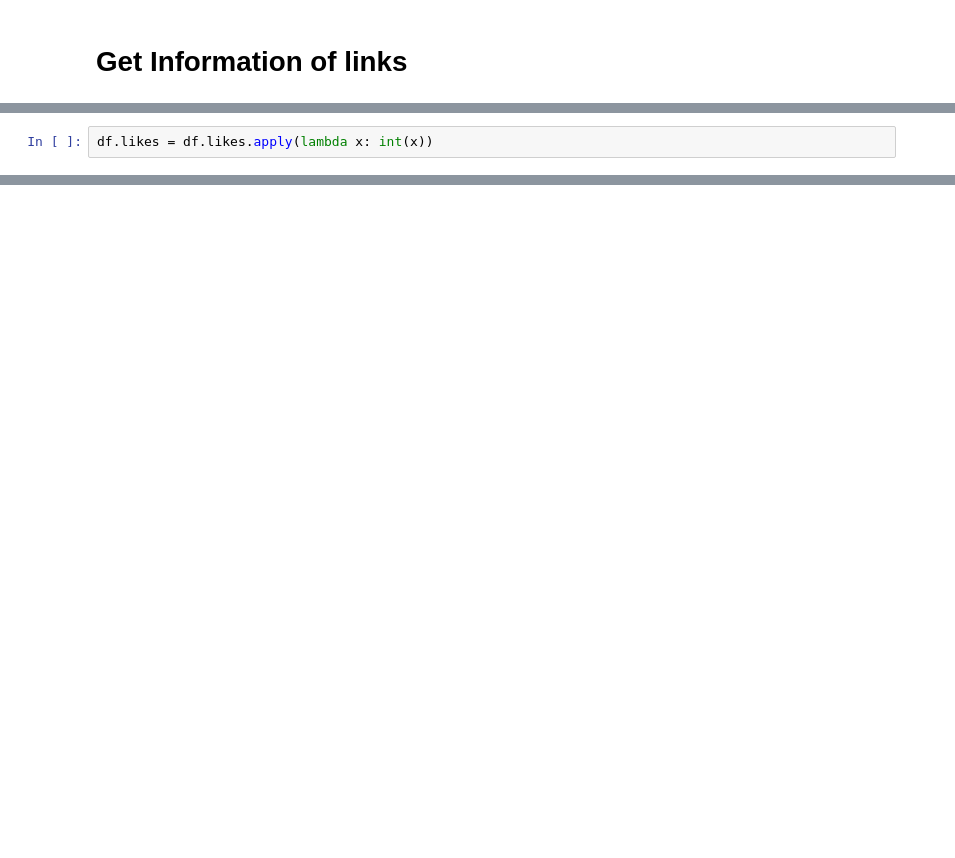
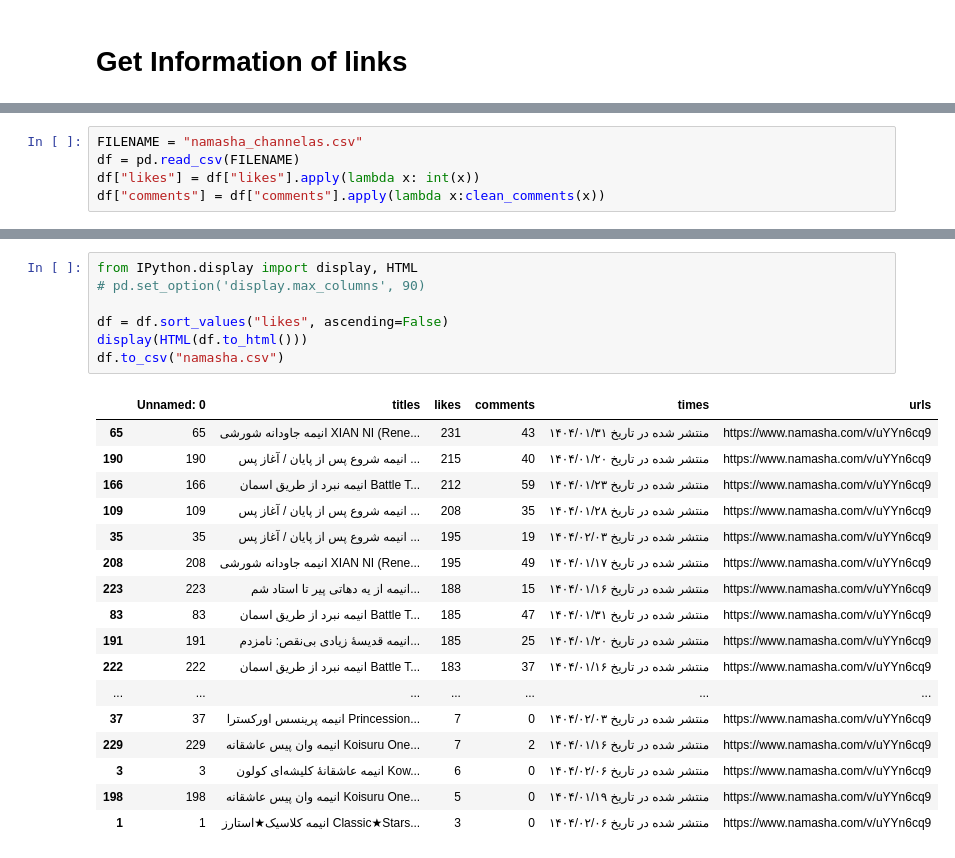
Before and after one commit to AsmrCodeZ-YT/WebScrappers, a Jupyter notebook: Sites/09_namasha_channel.ipynb, the cells around one changed output, grey strips where cells are left out. Drawn from its saved outputs; the diff is of its cells as text; blank space fills up the shorter version.

Commit message:
remove scrappy and fix namasha

```diff
--- a/Sites/09_namasha_channel.ipynb
+++ b/Sites/09_namasha_channel.ipynb
@@ -89,2 +83,5 @@ df.to_csv(f"namasha_channel{len(urls)}.csv")
 # %%
-df.likes = df.likes.apply(lambda x: int(x))
+FILENAME = "namasha_channelas.csv"
+df = pd.read_csv(FILENAME)
+df["likes"] = df["likes"].apply(lambda x: int(x))
+df["comments"] = df["comments"].apply(lambda x:clean_comments(x))
@@ -228,0 +88,25 @@ df.sort_values("likes", ascending=False).head(20)
+# %%
+from IPython.display import display, HTML
+# pd.set_option('display.max_columns', 90)
+
+df = df.sort_values("likes", ascending=False)
+display(HTML(df.to_html()))
+df.to_csv("namasha.csv")
+# %% [output]
+|  | Unnamed: 0 | titles | likes | comments | times | urls |
+| 65 | 65 | انیمه جاودانه شورشی XIAN NI (Rene... | 231 | 43 | منتشر شده در تاریخ ۱۴۰۴/۰۱/۳۱ | https://www.namasha.com/v/uYYn6cq9 |
+| 190 | 190 | انیمه شروع پس از پایان / آغاز پس ... | 215 | 40 | منتشر شده در تاریخ ۱۴۰۴/۰۱/۲۰ | https://www.namasha.com/v/uYYn6cq9 |
+| 166 | 166 | انیمه نبرد از طریق اسمان Battle T... | 212 | 59 | منتشر شده در تاریخ ۱۴۰۴/۰۱/۲۳ | https://www.namasha.com/v/uYYn6cq9 |
+| 109 | 109 | انیمه شروع پس از پایان / آغاز پس ... | 208 | 35 | منتشر شده در تاریخ ۱۴۰۴/۰۱/۲۸ | https://www.namasha.com/v/uYYn6cq9 |
+| 35 | 35 | انیمه شروع پس از پایان / آغاز پس ... | 195 | 19 | منتشر شده در تاریخ ۱۴۰۴/۰۲/۰۳ | https://www.namasha.com/v/uYYn6cq9 |
+| 208 | 208 | انیمه جاودانه شورشی XIAN NI (Rene... | 195 | 49 | منتشر شده در تاریخ ۱۴۰۴/۰۱/۱۷ | https://www.namasha.com/v/uYYn6cq9 |
+| 223 | 223 | انیمه از یه دهاتی پیر تا استاد شم... | 188 | 15 | منتشر شده در تاریخ ۱۴۰۴/۰۱/۱۶ | https://www.namasha.com/v/uYYn6cq9 |
+| 83 | 83 | انیمه نبرد از طریق اسمان Battle T... | 185 | 47 | منتشر شده در تاریخ ۱۴۰۴/۰۱/۳۱ | https://www.namasha.com/v/uYYn6cq9 |
+| 191 | 191 | انیمه قدیسهٔ زیادی بی‌نقص: نامزدم... | 185 | 25 | منتشر شده در تاریخ ۱۴۰۴/۰۱/۲۰ | https://www.namasha.com/v/uYYn6cq9 |
+| 222 | 222 | انیمه نبرد از طریق اسمان Battle T... | 183 | 37 | منتشر شده در تاریخ ۱۴۰۴/۰۱/۱۶ | https://www.namasha.com/v/uYYn6cq9 |
+| ... | ... | ... | ... | ... | ... | ... |
+| 37 | 37 | انیمه پرینسس اورکسترا Princession... | 7 | 0 | منتشر شده در تاریخ ۱۴۰۴/۰۲/۰۳ | https://www.namasha.com/v/uYYn6cq9 |
+| 229 | 229 | انیمه وان پیس عاشقانه Koisuru One... | 7 | 2 | منتشر شده در تاریخ ۱۴۰۴/۰۱/۱۶ | https://www.namasha.com/v/uYYn6cq9 |
+| 3 | 3 | انیمه عاشقانهٔ کلیشه‌ای کولون Kow... | 6 | 0 | منتشر شده در تاریخ ۱۴۰۴/۰۲/۰۶ | https://www.namasha.com/v/uYYn6cq9 |
+| 198 | 198 | انیمه وان پیس عاشقانه Koisuru One... | 5 | 0 | منتشر شده در تاریخ ۱۴۰۴/۰۱/۱۹ | https://www.namasha.com/v/uYYn6cq9 |
+| 1 | 1 | انیمه کلاسیک★استارز Classic★Stars... | 3 | 0 | منتشر شده در تاریخ ۱۴۰۴/۰۲/۰۶ | https://www.namasha.com/v/uYYn6cq9 |
```
Also changed, not shown: parts of 13 cells of this notebook, 13 other files.
